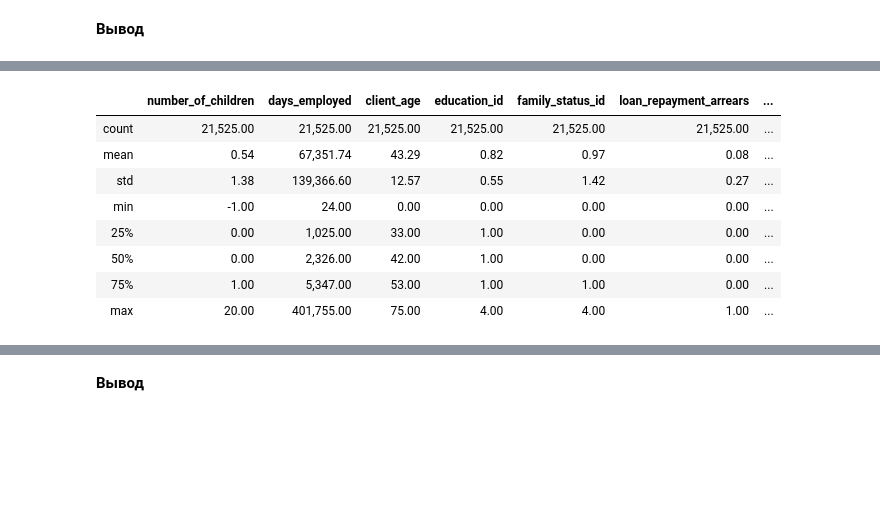
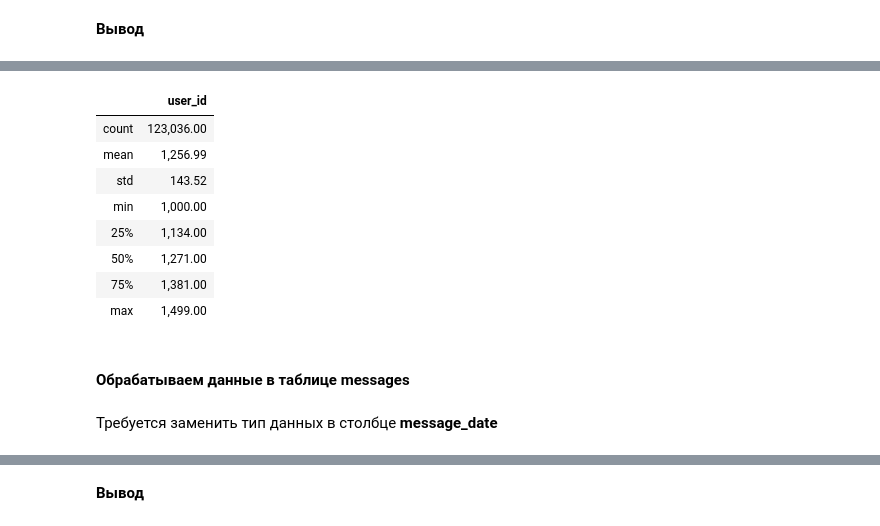
Before and after one commit to crazycrio/Yandex_Practicum_projects, a Jupyter notebook: 4. Статистический анализ данных/4_mobile_operator_project.ipynb, the cells around one changed output, grey strips where cells are left out. Saved outputs shown, nothing was run; the diff lists cells and outputs as text; code cells hidden in the pictures; blank space fills up the shorter version.

```diff
--- a/4. Статистический анализ данных/4_mobile_operator_project.ipynb
+++ b/4. Статистический анализ данных/4_mobile_operator_project.ipynb
@@ -109,6 +0,0 @@
-# %%
-import pandas as pd
-pd.set_option('display.float_format', '{:,.2f}'.format)
-from pymystem3 import Mystem
-from collections import Counter
-m = Mystem()
@@ -202,0 +165,9 @@ pd.set_option('display.float_format', '{:,.2f}'.format)
+# %%
+pd.set_option('display.max_columns', None)
+pd.options.display.float_format = '{:,.2f}'.format
+# %%
+users = pd.read_csv('/datasets/users.csv')
+calls = pd.read_csv('/datasets/calls.csv')
+messages = pd.read_csv('/datasets/messages.csv')
+internet = pd.read_csv('/datasets/internet.csv')
+tariffs = pd.read_csv('/datasets/tariffs.csv')
@@ -549,12 +440,16 @@ data['days_employed'] = data['days_employed'].astype('int')
 # %%
-data.describe()
+messages.describe()
 # %% [output]
-|  | number_of_children | days_employed | client_age | education_id | family_status_id | loan_repayment_arrears | ... |
-| count | 21,525.00 | 21,525.00 | 21,525.00 | 21,525.00 | 21,525.00 | 21,525.00 | ... |
-| mean | 0.54 | 67,351.74 | 43.29 | 0.82 | 0.97 | 0.08 | ... |
-| std | 1.38 | 139,366.60 | 12.57 | 0.55 | 1.42 | 0.27 | ... |
-| min | -1.00 | 24.00 | 0.00 | 0.00 | 0.00 | 0.00 | ... |
-| 25% | 0.00 | 1,025.00 | 33.00 | 1.00 | 0.00 | 0.00 | ... |
-| 50% | 0.00 | 2,326.00 | 42.00 | 1.00 | 0.00 | 0.00 | ... |
-| 75% | 1.00 | 5,347.00 | 53.00 | 1.00 | 1.00 | 0.00 | ... |
-| max | 20.00 | 401,755.00 | 75.00 | 4.00 | 4.00 | 1.00 | ... |
+|  | user_id |
+| count | 123,036.00 |
+| mean | 1,256.99 |
+| std | 143.52 |
+| min | 1,000.00 |
+| 25% | 1,134.00 |
+| 50% | 1,271.00 |
+| 75% | 1,381.00 |
+| max | 1,499.00 |
+# %% [markdown]
+#### Обрабатываем данные в таблице messages
+# %% [markdown]
+Требуется заменить тип данных в столбце **message_date**
```
Also changed, not shown: parts of 478 cells of this notebook, 1 other file.
